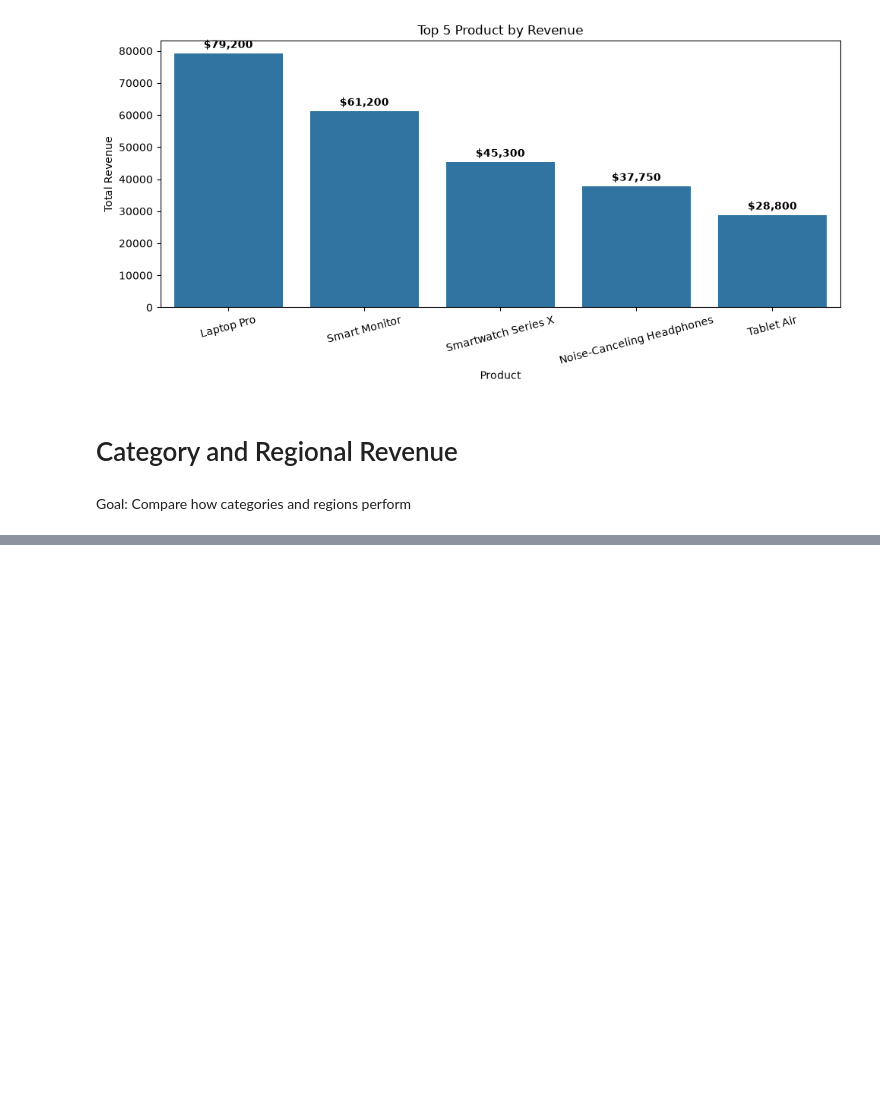
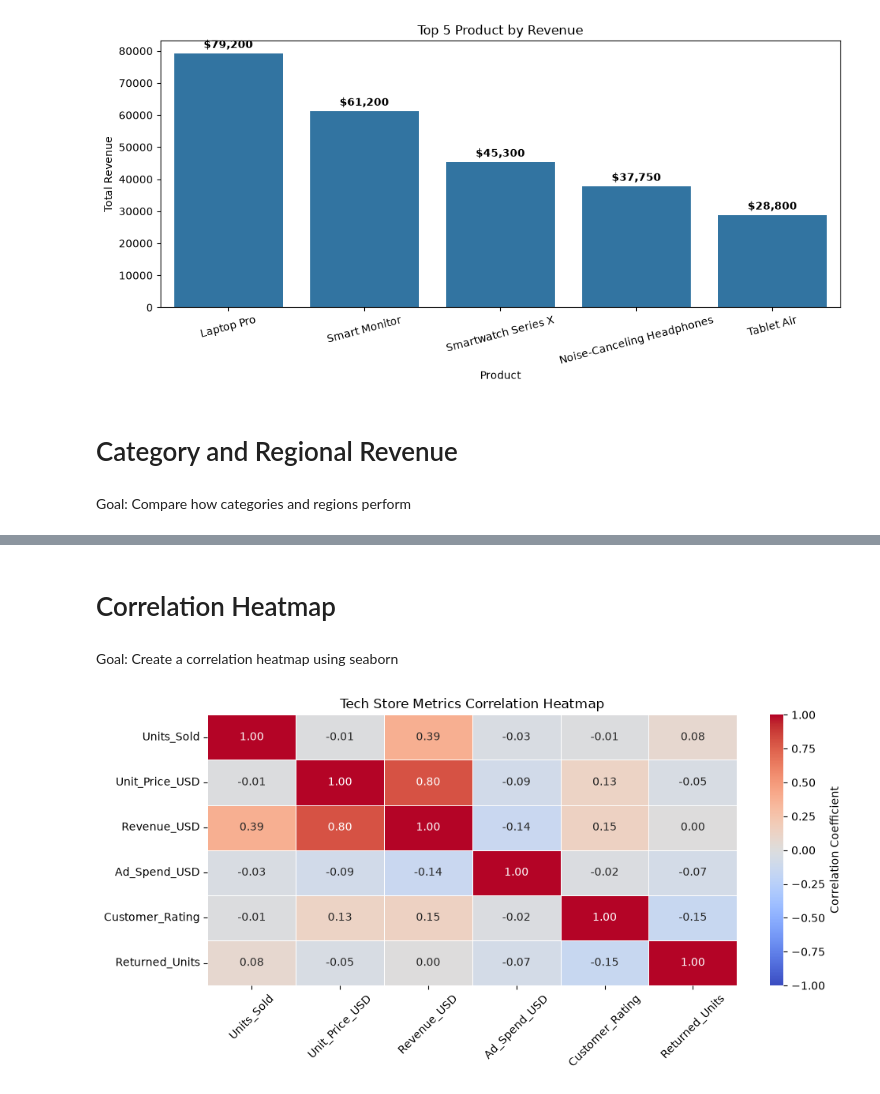
Before and after one commit to Abdurrahman-byte/Exploratory-Data-Analysis, a Jupyter notebook: data_analysis_final_project.ipynb, the cells around one changed output, grey strips where cells are left out. Cells and saved outputs as stored; diff of their text form; code cells hidden in the pictures; blank space fills up the shorter version.

```diff
--- a/data_analysis_final_project.ipynb
+++ b/data_analysis_final_project.ipynb
@@ -229,0 +317,33 @@ plt.show()
+# %% [markdown]
+# Correlation Heatmap
+# %% [markdown]
+Goal: Create a correlation heatmap using seaborn
+# %%
+numerical_cols = [
+    "Units_Sold",
+    "Unit_Price_USD",
+    "Revenue_USD",
+    "Ad_Spend_USD",
+    "Customer_Rating",
+    "Returned_Units"
+]
+
+corr_matrix = df[numerical_cols].corr()
+plt.figure(figsize=(10, 5))
+sns.heatmap(
+    corr_matrix,
+    annot=True,
+    fmt=".2f",
+    cmap="coolwarm",
+    linewidths=0.5,
+    vmin=-1,
+    vmax=1,
+    cbar_kws={"label": "Correlation Coefficient"}
+)
+
+plt.title("Tech Store Metrics Correlation Heatmap")
+plt.xticks(rotation=45)
+plt.tight_layout()
+plt.show()
+# %% [output]
+[figure, added]
```
Also changed, not shown: parts of 22 cells of this notebook.
